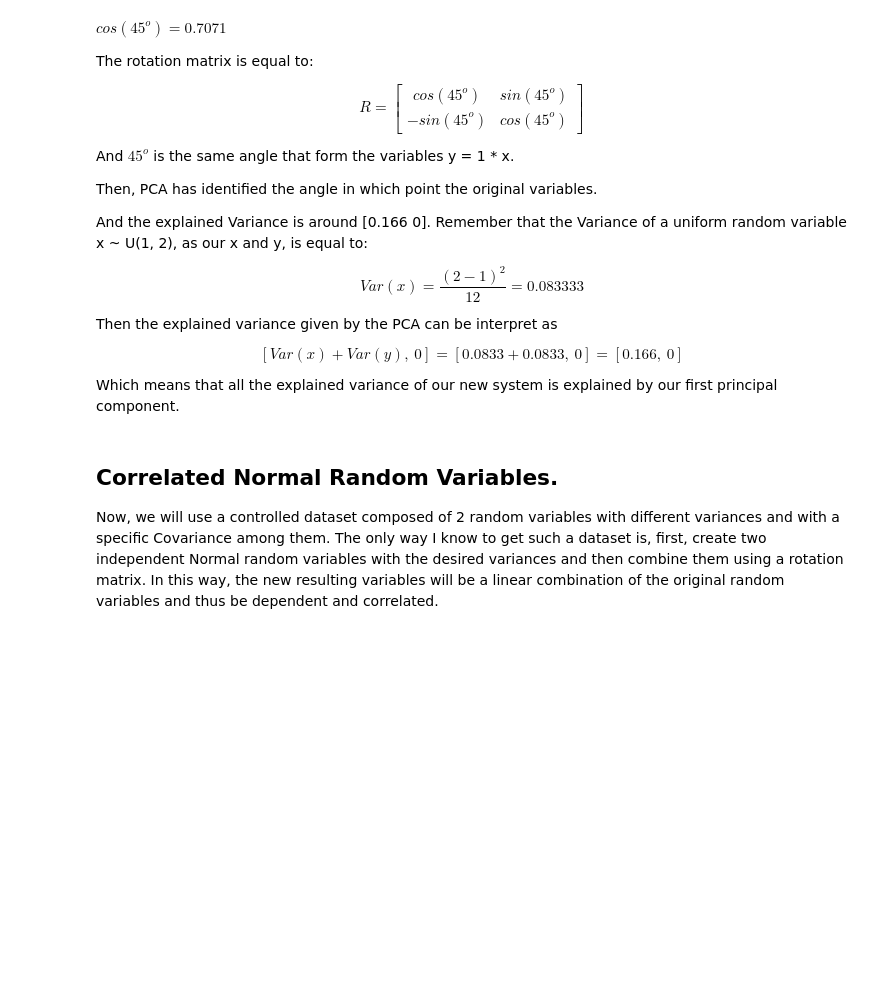
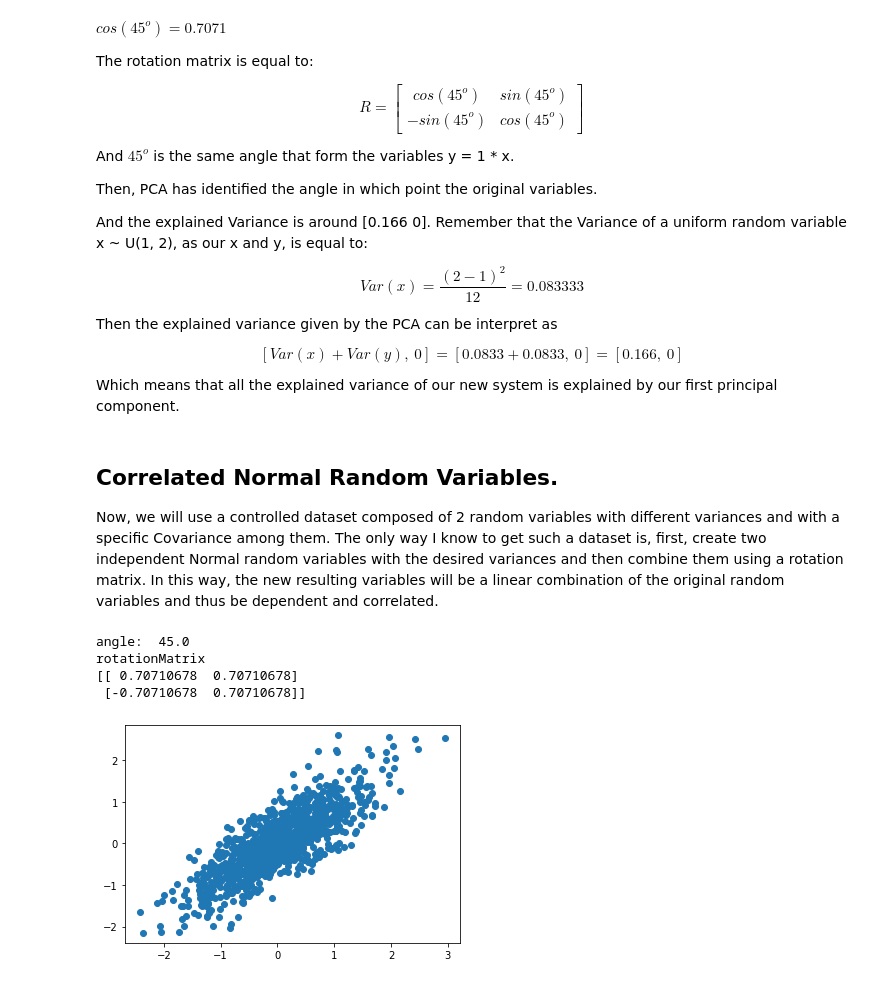
Before and after one commit to charmrain/NLP_learning, a Jupyter notebook: week3_vector_space_model/pca.ipynb, the cells around one changed output. Cells and saved outputs as stored; diff of their text form; code cells hidden in the pictures; blank space fills up the shorter version.

```diff
--- a/week3_vector_space_model/pca.ipynb
+++ b/week3_vector_space_model/pca.ipynb
@@ -124,3 +124,47 @@ Which means that all the explained variance of our new system is explained by ou
 ## Correlated Normal Random Variables.
 
 Now, we will use a controlled dataset composed of 2 random variables with different variances and with a specific Covariance among them. The only way I know to get such a dataset is, first, create two independent Normal random variables with the desired variances and then combine them using a rotation matrix. In this way, the new resulting variables will be a linear combination of the original random variables and thus be dependent and correlated.
+# %%
+import matplotlib.lines as mlines
+import matplotlib.transforms as mtransforms
+
+np.random.seed(100)
+
+std1 = 1     # The desired standard deviation of our first random variable
+std2 = 0.333 # The desired standard deviation of our second random variable
+
+x = np.random.normal(0, std1, 1000) # Get 1000 samples from x ~ N(0, std1)
+y = np.random.normal(0, std2, 1000)  # Get 1000 samples from y ~ N(0, std2)
+#y = y + np.random.normal(0,1,1000)*noiseLevel * np.sin(0.78)
+
+# PCA works better if the data is centered
+x = x - np.mean(x) # Center x
+y = y - np.mean(y) # Center y
+
+#Define a pair of dependent variables with a desired amount of covariance
+n = 1 # Magnitude of covariance.
+angle = np.arctan(1 / n) # Convert the covariance to and angle
+print('angle: ',  angle * 180 / math.pi)
+
+# Create a rotation matrix using the given angle
+rotationMatrix = np.array([[np.cos(angle), np.sin(angle)],
+                 [-np.sin(angle), np.cos(angle)]])
+
+
+print('rotationMatrix')
+print(rotationMatrix)
+
+xy = np.concatenate(([x] , [y]), axis=0).T # Create a matrix with columns x and y
+
+# Transform the data using the rotation matrix. It correlates the two variables
+data = np.dot(xy, rotationMatrix) # Return a nD array
+
+# Print the rotated data
+plt.scatter(data[:,0], data[:,1])
+plt.show()
+# %% [output]
+angle:  45.0
+rotationMatrix
+[[ 0.70710678  0.70710678]
+ [-0.70710678  0.70710678]]
+[figure, added]
```
Also changed, not shown: parts of 1 cell of this notebook.
